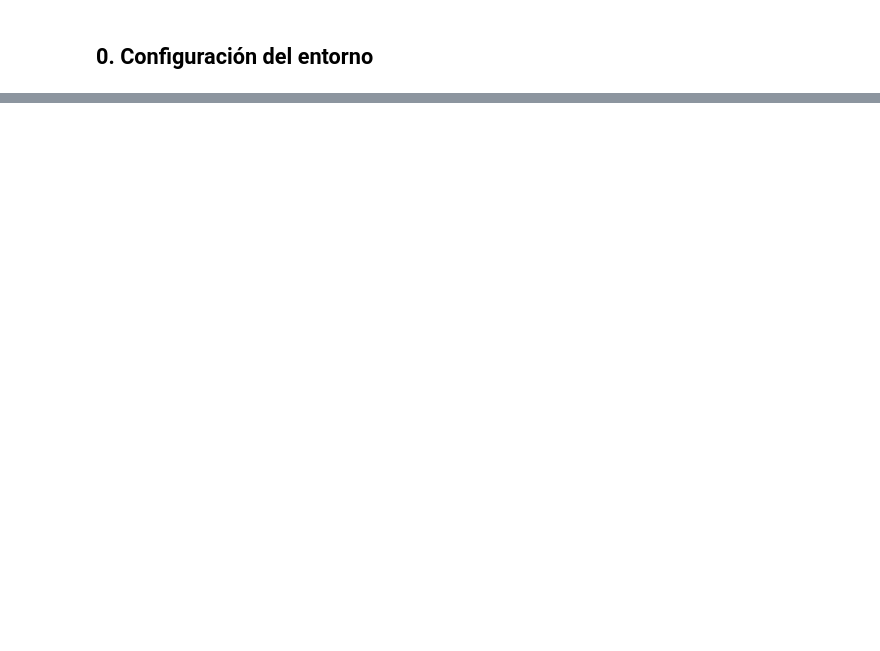
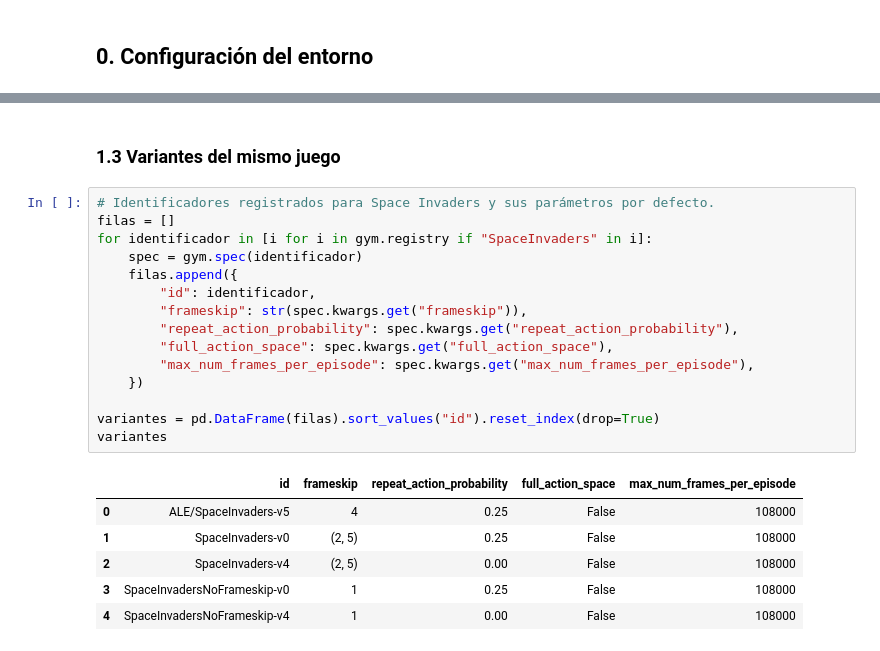
Before and after one commit to ecarcamo/CC3092-DEEP-LEARNING, a Jupyter notebook: lab5/notebooks/lab5_ale_space_invaders.ipynb, the cells around one changed output, grey strips where cells are left out. Drawn from its saved outputs; the diff is of its cells as text; blank space fills up the shorter version.

```diff
--- a/lab5/notebooks/lab5_ale_space_invaders.ipynb
+++ b/lab5/notebooks/lab5_ale_space_invaders.ipynb
@@ -38,0 +75,24 @@ from ale_utils import (    crear_entorno,    agente_aleatorio,    agente_regla_s
+# %% [markdown]
+### 1.3 Variantes del mismo juego
+# %%
+# Identificadores registrados para Space Invaders y sus parámetros por defecto.
+filas = []
+for identificador in [i for i in gym.registry if "SpaceInvaders" in i]:
+    spec = gym.spec(identificador)
+    filas.append({
+        "id": identificador,
+        "frameskip": str(spec.kwargs.get("frameskip")),
+        "repeat_action_probability": spec.kwargs.get("repeat_action_probability"),
+        "full_action_space": spec.kwargs.get("full_action_space"),
+        "max_num_frames_per_episode": spec.kwargs.get("max_num_frames_per_episode"),
+    })
+
+variantes = pd.DataFrame(filas).sort_values("id").reset_index(drop=True)
+variantes
+# %% [output]
+|  | id | frameskip | repeat_action_probability | full_action_space | max_num_frames_per_episode |
+| 0 | ALE/SpaceInvaders-v5 | 4 | 0.25 | False | 108000 |
+| 1 | SpaceInvaders-v0 | (2, 5) | 0.25 | False | 108000 |
+| 2 | SpaceInvaders-v4 | (2, 5) | 0.00 | False | 108000 |
+| 3 | SpaceInvadersNoFrameskip-v0 | 1 | 0.25 | False | 108000 |
+| 4 | SpaceInvadersNoFrameskip-v4 | 1 | 0.00 | False | 108000 |
```
Also changed, not shown: parts of 55 cells of this notebook.
